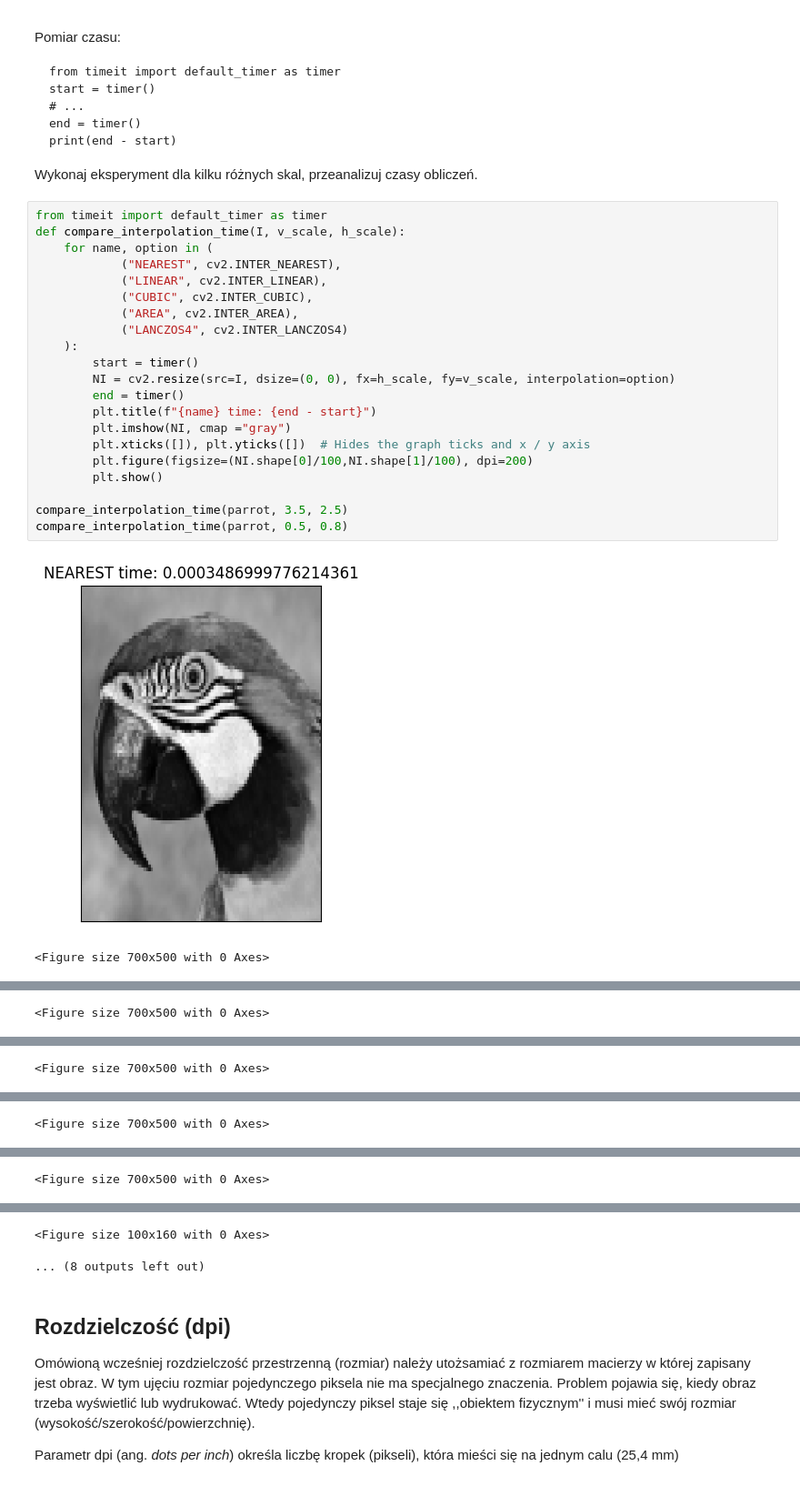
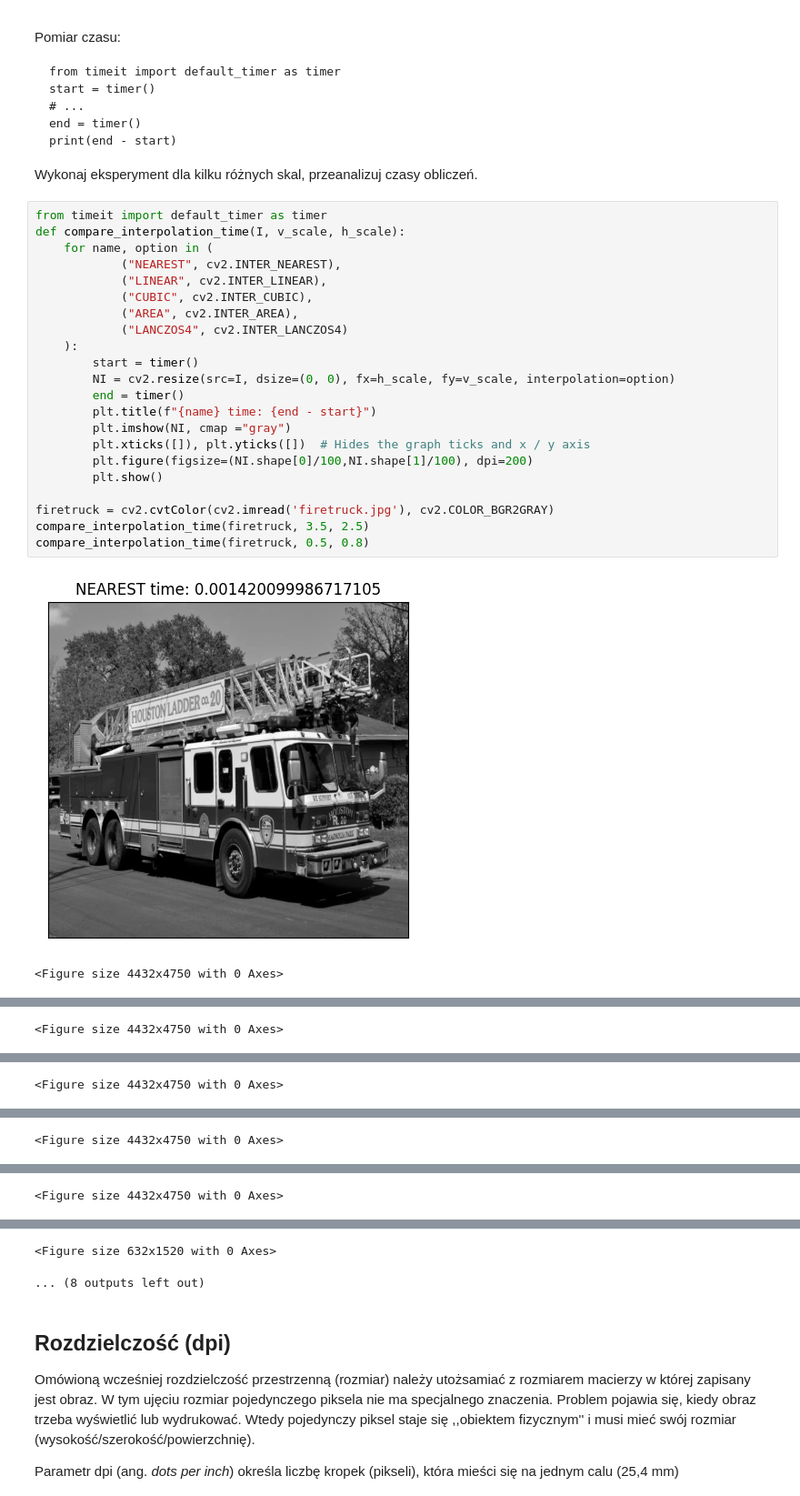
Before and after one commit to tostafin/image-processing-basics-labs, a Jupyter notebook: lab5/05_resolution.ipynb, the cells around one changed output, grey strips where cells are left out. Shown at 91% size. Saved outputs shown, nothing was run; the diff lists cells and outputs as text.

Commit message:
Fix lab5: change image to 'firetruck.jpg'

```diff
--- a/lab5/05_resolution.ipynb
+++ b/lab5/05_resolution.ipynb
@@ -334,24 +334,25 @@ Wykonaj eksperyment dla kilku różnych skal, przeanalizuj czasy obliczeń.
 # %%
 from timeit import default_timer as timer
 def compare_interpolation_time(I, v_scale, h_scale):
     for name, option in (
             ("NEAREST", cv2.INTER_NEAREST),
             ("LINEAR", cv2.INTER_LINEAR),
             ("CUBIC", cv2.INTER_CUBIC),
             ("AREA", cv2.INTER_AREA),
             ("LANCZOS4", cv2.INTER_LANCZOS4)
     ):
         start = timer()
         NI = cv2.resize(src=I, dsize=(0, 0), fx=h_scale, fy=v_scale, interpolation=option)
         end = timer()
         plt.title(f"{name} time: {end - start}")
         plt.imshow(NI, cmap ="gray")
         plt.xticks([]), plt.yticks([])  # Hides the graph ticks and x / y axis
         plt.figure(figsize=(NI.shape[0]/100,NI.shape[1]/100), dpi=200)
         plt.show()
 
-compare_interpolation_time(parrot, 3.5, 2.5)
-compare_interpolation_time(parrot, 0.5, 0.8)
+firetruck = cv2.cvtColor(cv2.imread('firetruck.jpg'), cv2.COLOR_BGR2GRAY)
+compare_interpolation_time(firetruck, 3.5, 2.5)
+compare_interpolation_time(firetruck, 0.5, 0.8)
 # %% [output]
-[figure, old version]
+[figure, new version]
-<Figure size 700x500 with 0 Axes>
+<Figure size 4432x4750 with 0 Axes>
@@ -359 +360 @@ compare_interpolation_time(parrot, 0.5, 0.8)
-<Figure size 700x500 with 0 Axes>
+<Figure size 4432x4750 with 0 Axes>
@@ -361 +362 @@ compare_interpolation_time(parrot, 0.5, 0.8)
-<Figure size 700x500 with 0 Axes>
+<Figure size 4432x4750 with 0 Axes>
@@ -363 +364 @@ compare_interpolation_time(parrot, 0.5, 0.8)
-<Figure size 700x500 with 0 Axes>
+<Figure size 4432x4750 with 0 Axes>
@@ -365 +366 @@ compare_interpolation_time(parrot, 0.5, 0.8)
-<Figure size 700x500 with 0 Axes>
+<Figure size 4432x4750 with 0 Axes>
@@ -367,4 +368,4 @@ compare_interpolation_time(parrot, 0.5, 0.8)
-<Figure size 100x160 with 0 Axes>
+<Figure size 632x1520 with 0 Axes>
 ... (8 outputs left out)
 # %% [markdown]
 ## Rozdzielczość (dpi)
```
Also changed, not shown: parts of 1 cell of this notebook.
